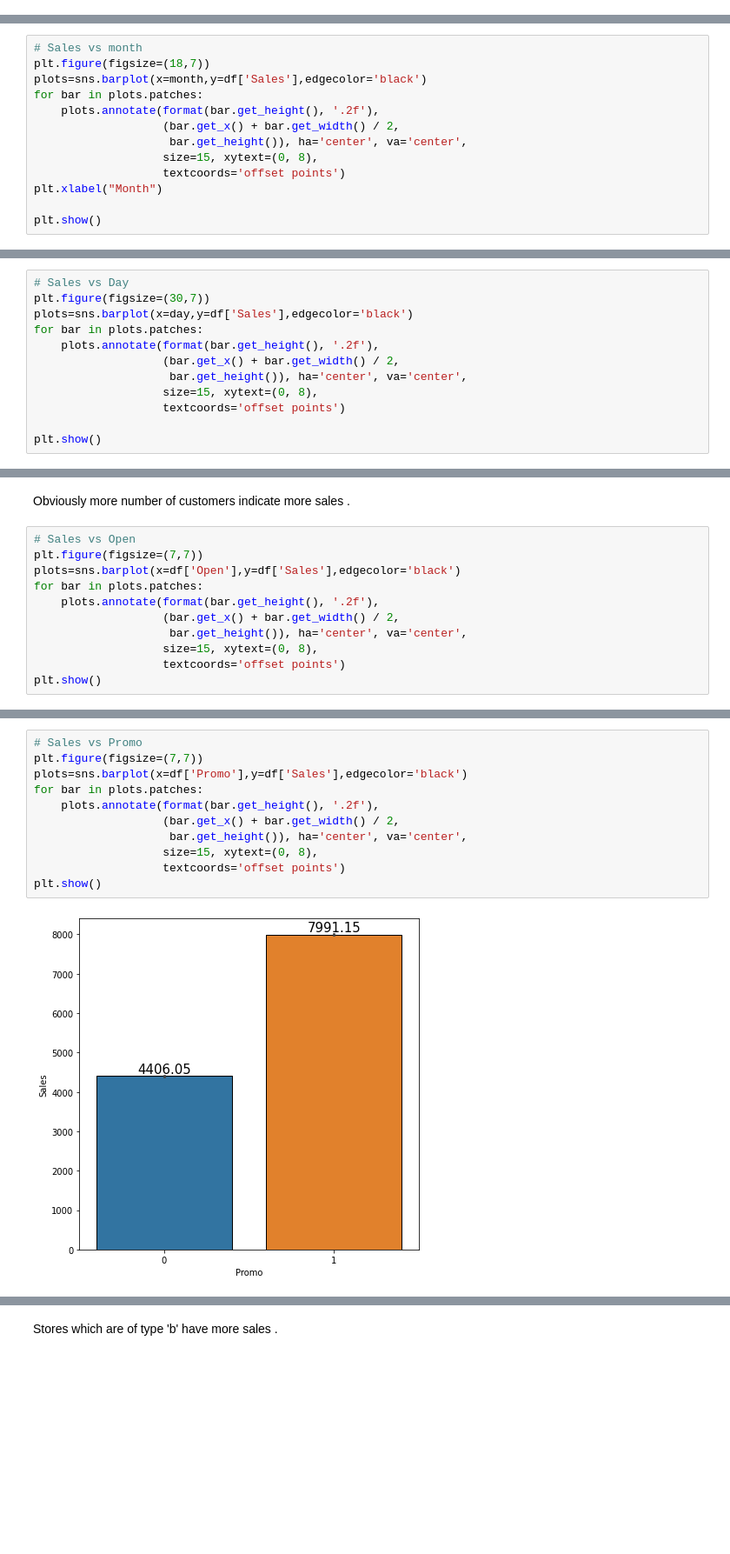
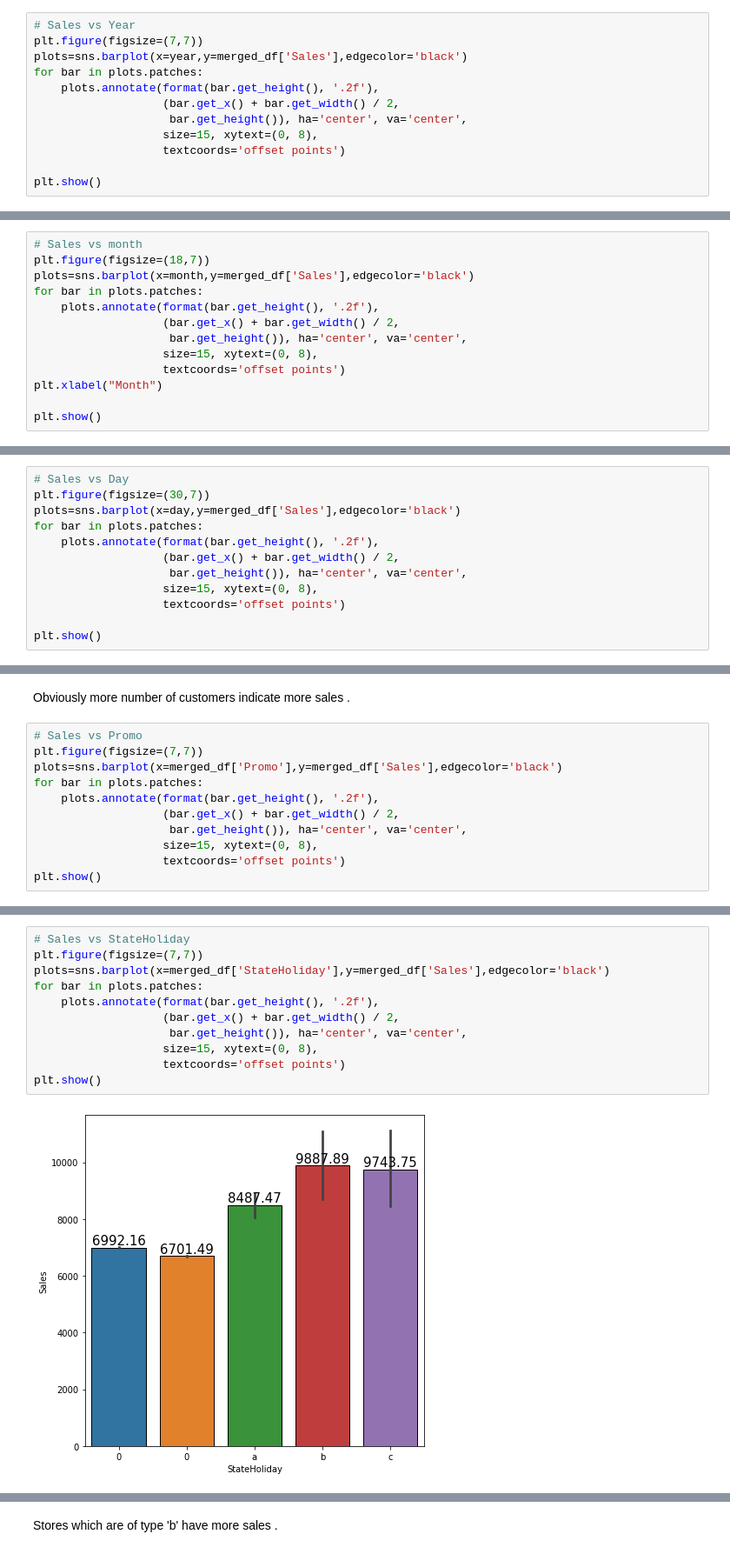
Before and after one commit to ashisaxena710/Retail-Sales-Prediction, a Jupyter notebook: Individual_Colab_Ashi_.ipynb, the cells around one changed output, grey strips where cells are left out. Shown at 87% size. Saved outputs shown, nothing was run; the diff lists cells and outputs as text; blank space fills up the shorter version.

```diff
--- a/Individual_Colab_Ashi_.ipynb
+++ b/Individual_Colab_Ashi_.ipynb
@@ -575,0 +795,12 @@ plt.show()
+# %%
+# Sales vs Year
+plt.figure(figsize=(7,7))
+plots=sns.barplot(x=year,y=merged_df['Sales'],edgecolor='black')
+for bar in plots.patches:
+    plots.annotate(format(bar.get_height(), '.2f'),
+                   (bar.get_x() + bar.get_width() / 2,
+                    bar.get_height()), ha='center', va='center',
+                   size=15, xytext=(0, 8),
+                   textcoords='offset points')
+
+plt.show()
@@ -578,7 +824,7 @@ There is not much difference . But the sale has gradually increased .
 # %%
 # Sales vs month
 plt.figure(figsize=(18,7))
-plots=sns.barplot(x=month,y=df['Sales'],edgecolor='black')
+plots=sns.barplot(x=month,y=merged_df['Sales'],edgecolor='black')
 for bar in plots.patches:
     plots.annotate(format(bar.get_height(), '.2f'),
                    (bar.get_x() + bar.get_width() / 2,
@@ -595,7 +854,7 @@ Sale is highest in the month of december.
 # %%
 # Sales vs Day
 plt.figure(figsize=(30,7))
-plots=sns.barplot(x=day,y=df['Sales'],edgecolor='black')
+plots=sns.barplot(x=day,y=merged_df['Sales'],edgecolor='black')
 for bar in plots.patches:
     plots.annotate(format(bar.get_height(), '.2f'),
                    (bar.get_x() + bar.get_width() / 2,
@@ -616,9 +901,9 @@ sns.scatterplot(df['Customers'],df['Sales'])
 # %% [markdown]
 Obviously more number of customers indicate more sales .
 # %%
-# Sales vs Open
+# Sales vs Promo
 plt.figure(figsize=(7,7))
-plots=sns.barplot(x=df['Open'],y=df['Sales'],edgecolor='black')
+plots=sns.barplot(x=merged_df['Promo'],y=merged_df['Sales'],edgecolor='black')
 for bar in plots.patches:
     plots.annotate(format(bar.get_height(), '.2f'),
                    (bar.get_x() + bar.get_width() / 2,
@@ -631,13 +929,13 @@ plt.show()
 # %%
-# Sales vs Promo
+# Sales vs StateHoliday
 plt.figure(figsize=(7,7))
-plots=sns.barplot(x=df['Promo'],y=df['Sales'],edgecolor='black')
+plots=sns.barplot(x=merged_df['StateHoliday'],y=merged_df['Sales'],edgecolor='black')
 for bar in plots.patches:
     plots.annotate(format(bar.get_height(), '.2f'),
                    (bar.get_x() + bar.get_width() / 2,
                     bar.get_height()), ha='center', va='center',
                    size=15, xytext=(0, 8),
                    textcoords='offset points')
 plt.show()
 # %% [output]
-[figure, old version]
+[figure, new version]
```
Also changed, not shown: parts of 305 cells of this notebook.
